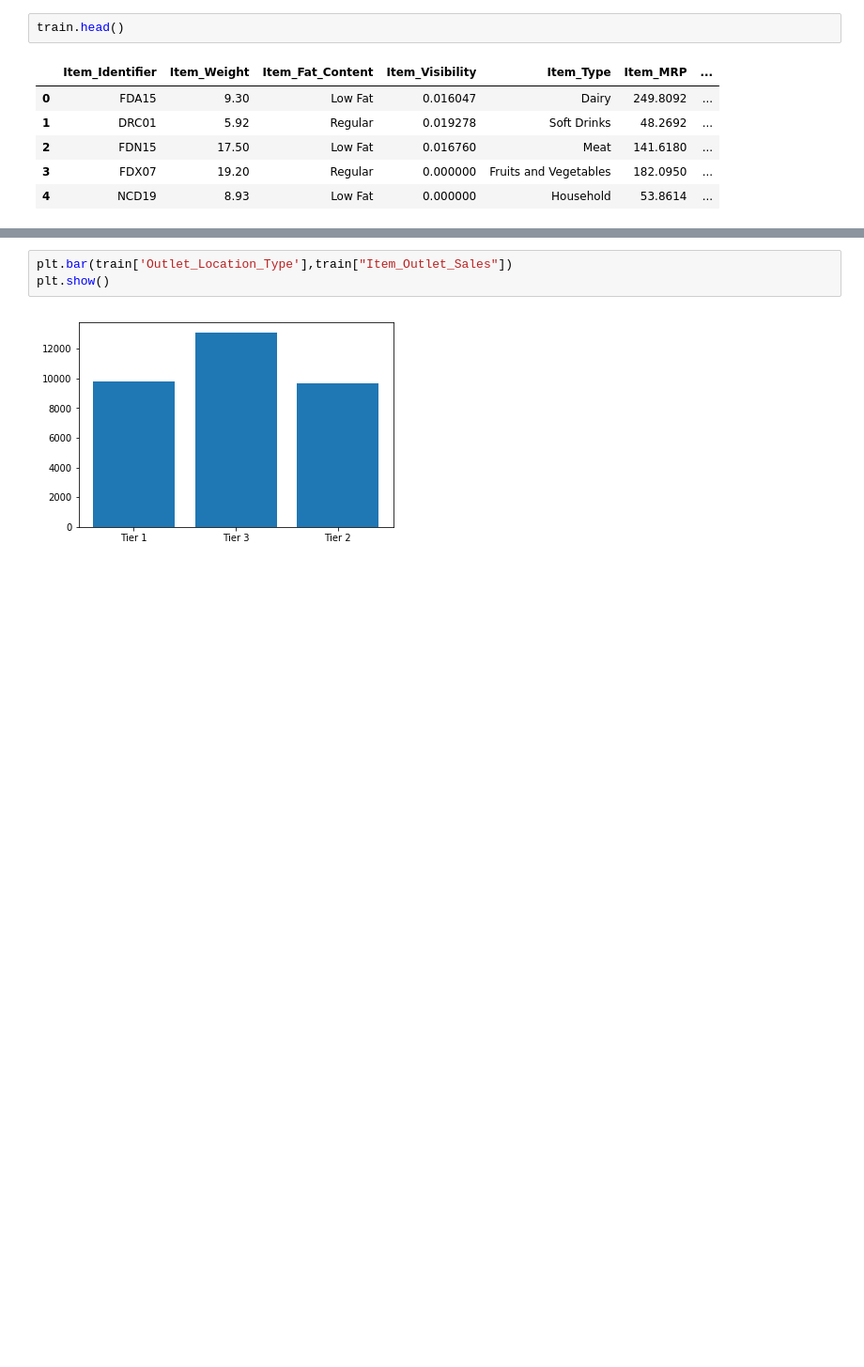
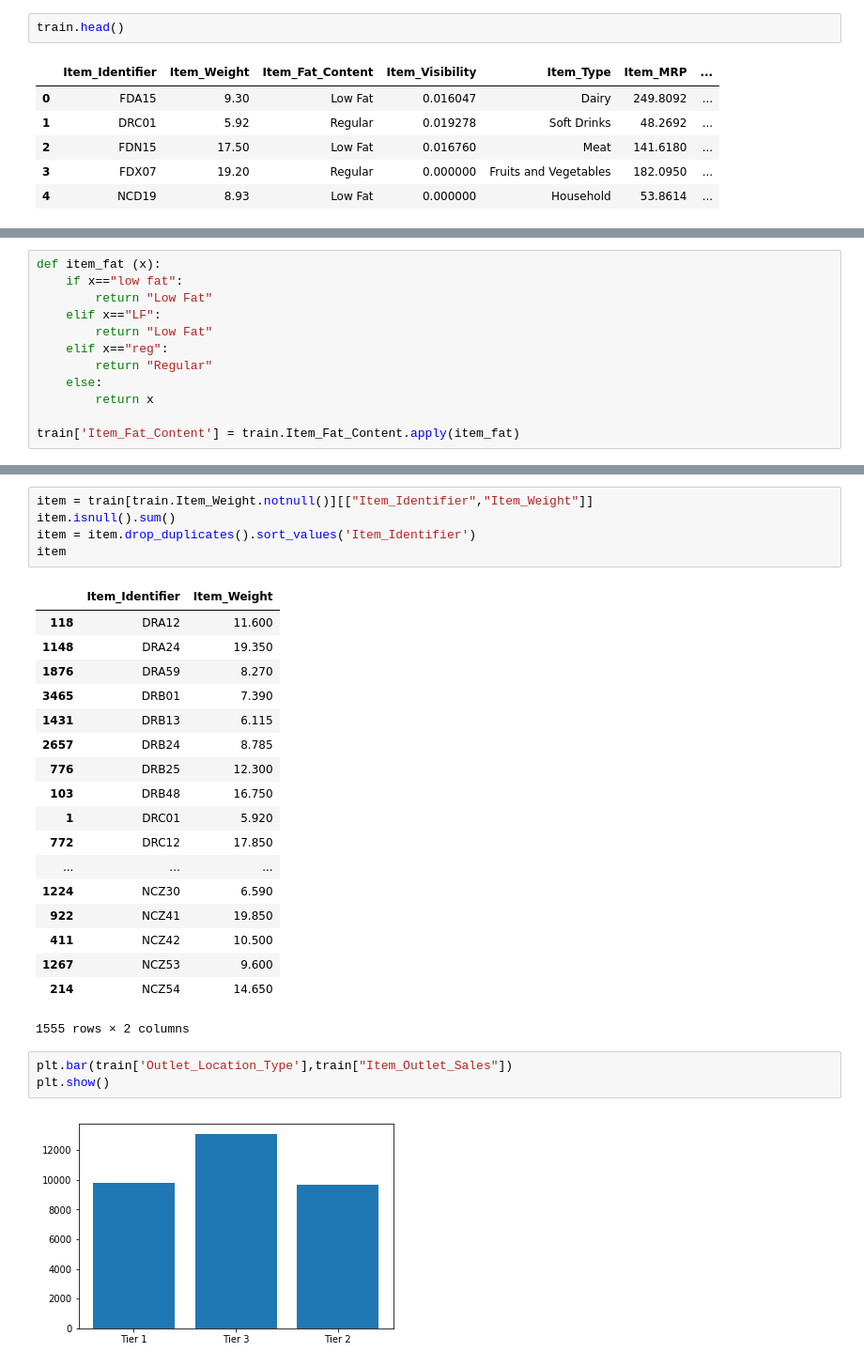
Before and after one commit to Raihanahmed94/analyticsvidhya_Competitions, a Jupyter notebook: Big_Mart/big_Mart.ipynb, the cells around one changed output, grey strips where cells are left out. Shown at 94% size. Cells and saved outputs as stored; diff of their text form; blank space fills up the shorter version.

```diff
--- a/Big_Mart/big_Mart.ipynb
+++ b/Big_Mart/big_Mart.ipynb
@@ -54,0 +114,12 @@ plt.show()
+# %%
+def item_fat (x):
+    if x=="low fat":
+        return "Low Fat"
+    elif x=="LF":
+        return "Low Fat"
+    elif x=="reg":
+        return "Regular"
+    else:
+        return x
+
+train['Item_Fat_Content'] = train.Item_Fat_Content.apply(item_fat)
@@ -55,3 +131,27 @@ plt.show()
+# %%
+item = train[train.Item_Weight.notnull()][["Item_Identifier","Item_Weight"]]
+item.isnull().sum()
+item = item.drop_duplicates().sort_values('Item_Identifier')
+item
+# %% [output]
+|  | Item_Identifier | Item_Weight |
+| 118 | DRA12 | 11.600 |
+| 1148 | DRA24 | 19.350 |
+| 1876 | DRA59 | 8.270 |
+| 3465 | DRB01 | 7.390 |
+| 1431 | DRB13 | 6.115 |
+| 2657 | DRB24 | 8.785 |
+| 776 | DRB25 | 12.300 |
+| 103 | DRB48 | 16.750 |
+| 1 | DRC01 | 5.920 |
+| 772 | DRC12 | 17.850 |
+| ... | ... | ... |
+| 1224 | NCZ30 | 6.590 |
+| 922 | NCZ41 | 19.850 |
+| 411 | NCZ42 | 10.500 |
+| 1267 | NCZ53 | 9.600 |
+| 214 | NCZ54 | 14.650 |
+1555 rows × 2 columns
 # %%
 plt.bar(train['Outlet_Location_Type'],train["Item_Outlet_Sales"])
 plt.show()
```
Also changed, not shown: parts of 12 cells of this notebook.
